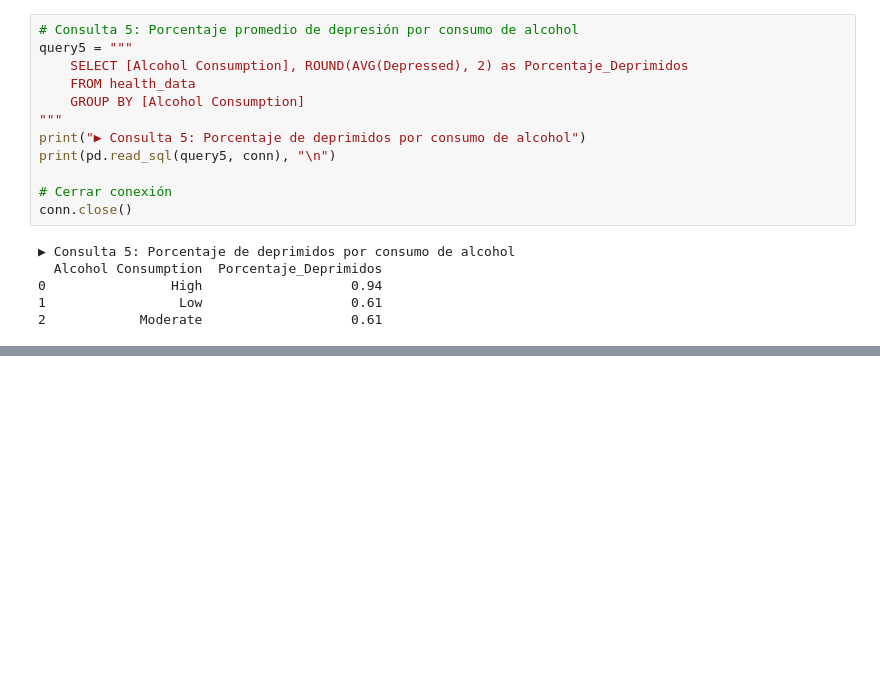
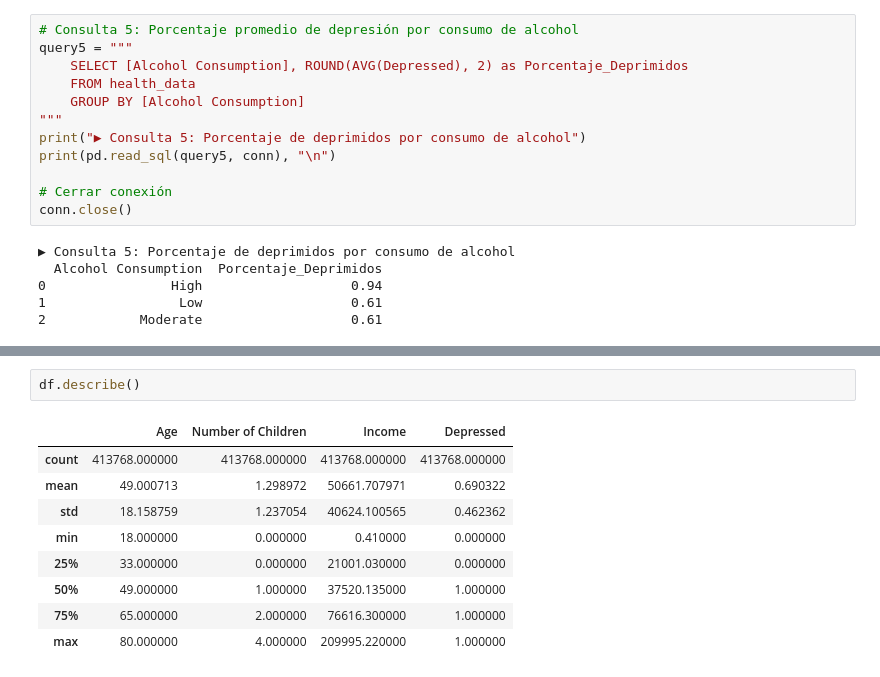
Before and after one commit to Valenfrc/Salud-mental-fase2, a Jupyter notebook: src/explore.ipynb, the cells around one changed output, grey strips where cells are left out. Cells and saved outputs as stored; diff of their text form; blank space fills up the shorter version.

```diff
--- a/src/explore.ipynb
+++ b/src/explore.ipynb
@@ -152,0 +166,12 @@ conn.close()
+# %%
+df.describe()
+# %% [output]
+|  | Age | Number of Children | Income | Depressed |
+| count | 413768.000000 | 413768.000000 | 413768.000000 | 413768.000000 |
+| mean | 49.000713 | 1.298972 | 50661.707971 | 0.690322 |
+| std | 18.158759 | 1.237054 | 40624.100565 | 0.462362 |
+| min | 18.000000 | 0.000000 | 0.410000 | 0.000000 |
+| 25% | 33.000000 | 0.000000 | 21001.030000 | 0.000000 |
+| 50% | 49.000000 | 1.000000 | 37520.135000 | 1.000000 |
+| 75% | 65.000000 | 2.000000 | 76616.300000 | 1.000000 |
+| max | 80.000000 | 4.000000 | 209995.220000 | 1.000000 |
```
Also changed, not shown: parts of 14 cells of this notebook, 1 other file.
